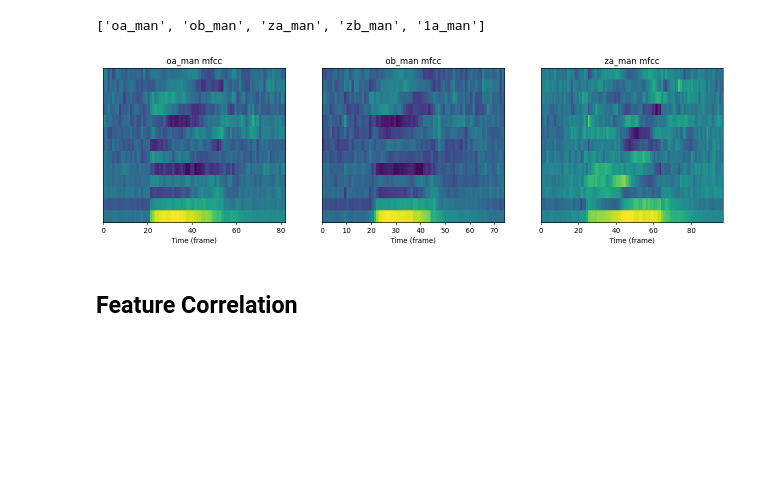
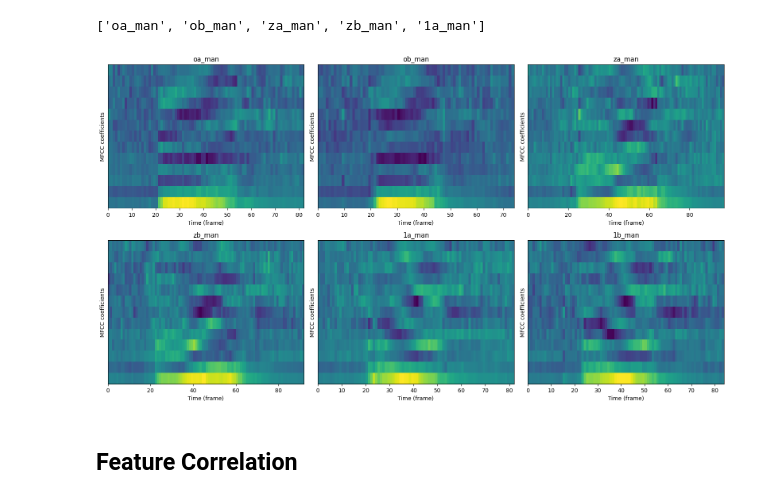
Before and after one commit to celdot/Speech_Speaker_Recognition, a Jupyter notebook: Assignements/lab1/lab1.ipynb, the cells around one changed output. Saved outputs shown, nothing was run; the diff lists cells and outputs as text; code cells hidden in the pictures; blank space fills up the shorter version.

```diff
--- a/Assignements/lab1/lab1.ipynb
+++ b/Assignements/lab1/lab1.ipynb
@@ -297,16 +297,17 @@ for i in range(len(data)):
 # %%
 # Plot a few mfccs
 
-fig, ax = plt.subplots(1, 3, figsize=(16, 4))
-for i, (name, mfcc) in enumerate(zip(utterances_names[:3], mfcc_data.values())):
-    ax[i].pcolormesh(mfcc.T)
-    ax[i].set_title(f"{name} mfcc")
-    ax[i].set_yticks([])
-    ax[i].set_xlabel("Time (frame)")
+fig, ax = plt.subplots(2, 3, figsize=(16, 9))
+for i, (name, mfcc) in enumerate(zip(utterances_names[:6], mfcc_data.values())):
+    ax[i//3, i%3].pcolormesh(mfcc.T)
+    ax[i//3, i%3].set_title(name)
+    ax[i//3, i%3].set_yticks([])
+    ax[i//3, i%3].set_xlabel("Time (frame)")
+    ax[i//3, i%3].set_ylabel("MFCC coefficients")
 
-plt.show()
+plt.tight_layout()
 # %% [output]
-[figure, old version]
+[figure, new version]
 # %% [markdown]
 ## Feature Correlation
 # %% [markdown]
```
Also changed, not shown: parts of 1 cell of this notebook, 2 other files.
